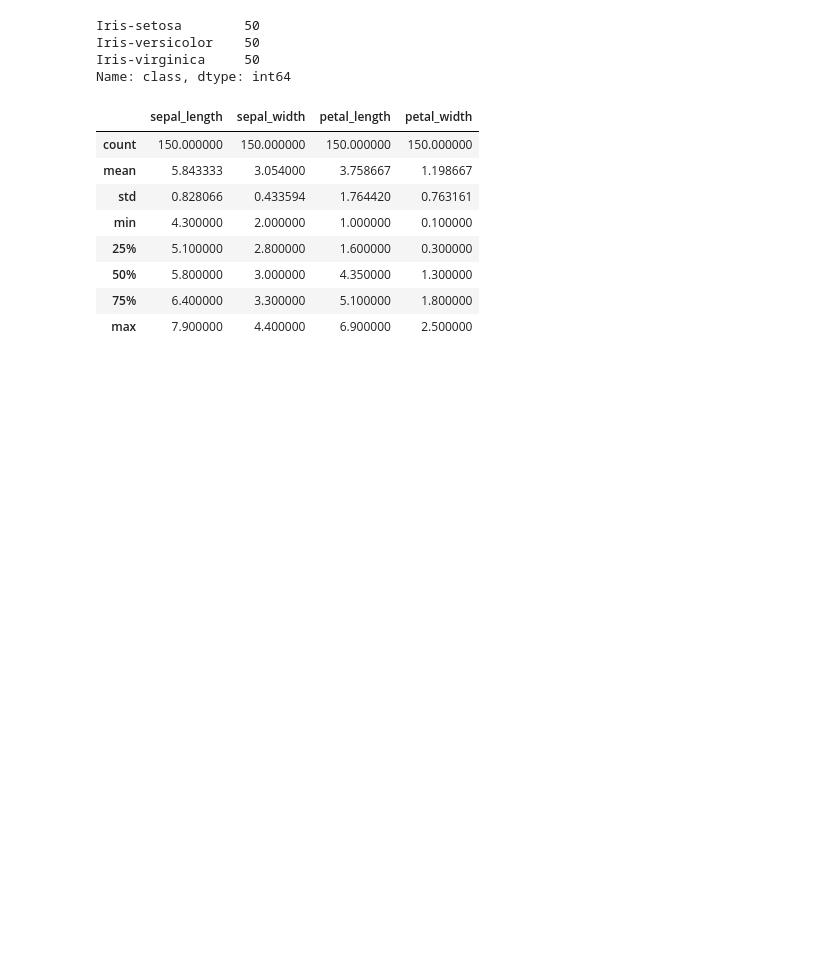
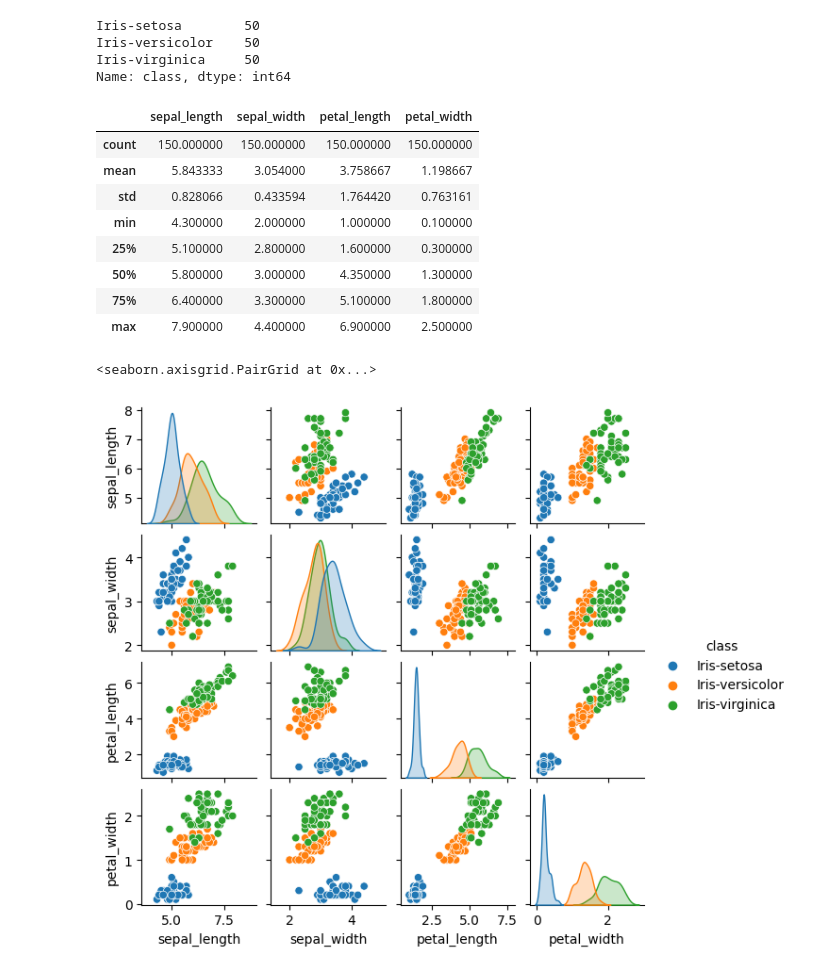
Before and after one commit to DorotaBjoorn/Statistics-Dorota-Bjoorn, a Jupyter notebook: Project/Project_iris.ipynb, the cells around one changed output. Cells and saved outputs as stored; diff of their text form; code cells hidden in the pictures; blank space fills up the shorter version.

Commit message:
Pair-wise visualization added.

```diff
--- a/Project/Project_iris.ipynb
+++ b/Project/Project_iris.ipynb
@@ -58,3 +58,10 @@ df.describe()
 | 50% | 5.800000 | 3.000000 | 4.350000 | 1.300000 |
 | 75% | 6.400000 | 3.300000 | 5.100000 | 1.800000 |
 | max | 7.900000 | 4.400000 | 6.900000 | 2.500000 |
+# %%
+# Visulazation of all series relationships with class as hue
+# ref: https://www.geeksforgeeks.org/exploratory-data-analysis-on-iris-dataset/
+sns.pairplot(data=df, hue='class', height=1.5)
+# %% [output]
+<seaborn.axisgrid.PairGrid at 0x...>
+[figure, added]
```
